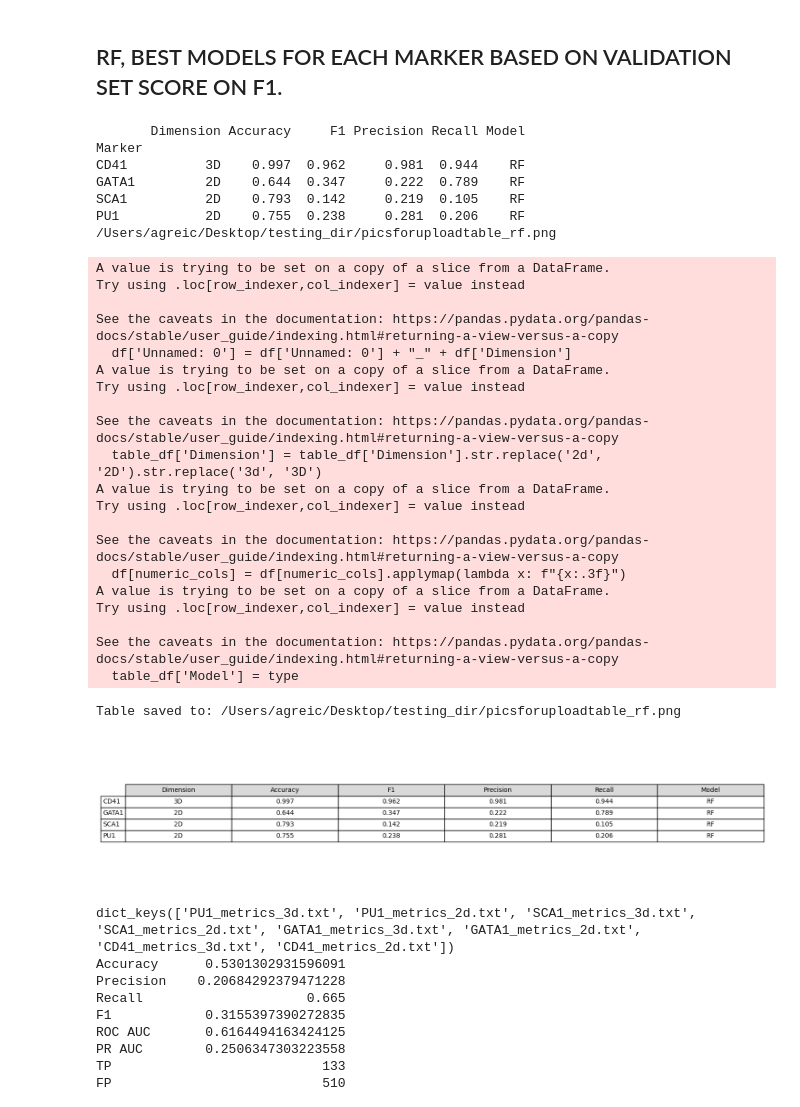
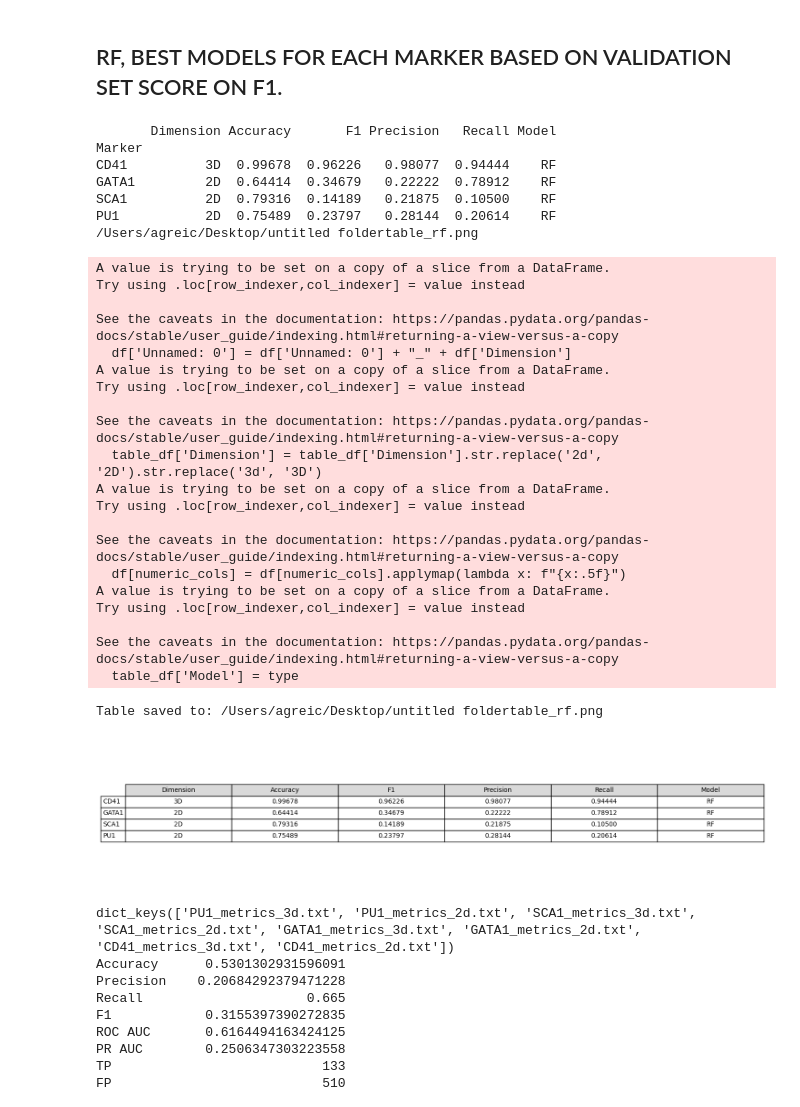
Before and after one commit to dsethz/cell-classification, a Jupyter notebook: Analysis/analyze_baseline.ipynb, the cells around one changed output. Saved outputs shown, nothing was run; the diff lists cells and outputs as text; code cells hidden in the pictures.

```diff
--- a/Analysis/analyze_baseline.ipynb
+++ b/Analysis/analyze_baseline.ipynb
@@ -716,7 +716,7 @@ from pandas.plotting import table
 
 def format_numeric_values(df):
     numeric_cols = df.select_dtypes(include='number').columns
-    df[numeric_cols] = df[numeric_cols].applymap(lambda x: f"{x:.3f}")
+    df[numeric_cols] = df[numeric_cols].applymap(lambda x: f"{x:.5f}")
     return df
 
 # Function to create and save table
@@ -775,42 +775,42 @@ def create_table(df, columns, filename='table.png', type='RF'):
     print(f"Table saved to: {out_path}")
     plt.show()
     plt.close()
     return table_df
 
 # Example usage
 columns_to_show = ['Marker', 'Dimension', 'accuracy', 'f1_score', 'precision', 'recall']  # Columns to include
 
 rf_table = create_table(df, columns=columns_to_show, filename='table_rf.png')
 # %% [output]
-       Dimension Accuracy     F1 Precision Recall Model
+       Dimension Accuracy       F1 Precision   Recall Model
 Marker
-CD41          3D    0.997  0.962     0.981  0.944    RF
-GATA1         2D    0.644  0.347     0.222  0.789    RF
-SCA1          2D    0.793  0.142     0.219  0.105    RF
-PU1           2D    0.755  0.238     0.281  0.206    RF
-/Users/agreic/Desktop/testing_dir/picsforuploadtable_rf.png
+CD41          3D  0.99678  0.96226   0.98077  0.94444    RF
+GATA1         2D  0.64414  0.34679   0.22222  0.78912    RF
+SCA1          2D  0.79316  0.14189   0.21875  0.10500    RF
+PU1           2D  0.75489  0.23797   0.28144  0.20614    RF
+/Users/agreic/Desktop/untitled foldertable_rf.png
 A value is trying to be set on a copy of a slice from a DataFrame.
 Try using .loc[row_indexer,col_indexer] = value instead
 
 See the caveats in the documentation: https://pandas.pydata.org/pandas-docs/stable/user_guide/indexing.html#returning-a-view-versus-a-copy
   df['Unnamed: 0'] = df['Unnamed: 0'] + "_" + df['Dimension']
 A value is trying to be set on a copy of a slice from a DataFrame.
 Try using .loc[row_indexer,col_indexer] = value instead
 
 See the caveats in the documentation: https://pandas.pydata.org/pandas-docs/stable/user_guide/indexing.html#returning-a-view-versus-a-copy
   table_df['Dimension'] = table_df['Dimension'].str.replace('2d', '2D').str.replace('3d', '3D')
 A value is trying to be set on a copy of a slice from a DataFrame.
 Try using .loc[row_indexer,col_indexer] = value instead
 
 See the caveats in the documentation: https://pandas.pydata.org/pandas-docs/stable/user_guide/indexing.html#returning-a-view-versus-a-copy
-  df[numeric_cols] = df[numeric_cols].applymap(lambda x: f"{x:.3f}")
+  df[numeric_cols] = df[numeric_cols].applymap(lambda x: f"{x:.5f}")
 A value is trying to be set on a copy of a slice from a DataFrame.
 Try using .loc[row_indexer,col_indexer] = value instead
 
 See the caveats in the documentation: https://pandas.pydata.org/pandas-docs/stable/user_guide/indexing.html#returning-a-view-versus-a-copy
   table_df['Model'] = type
-Table saved to: /Users/agreic/Desktop/testing_dir/picsforuploadtable_rf.png
+Table saved to: /Users/agreic/Desktop/untitled foldertable_rf.png
-[figure, old version]
+[figure, new version]
 # %%
 print(logreg_dict.keys())
 print(logreg_dict["SCA1_metrics_3d.txt"]['Test'])
```
Also changed, not shown: parts of 3 cells of this notebook, 1 other file.
